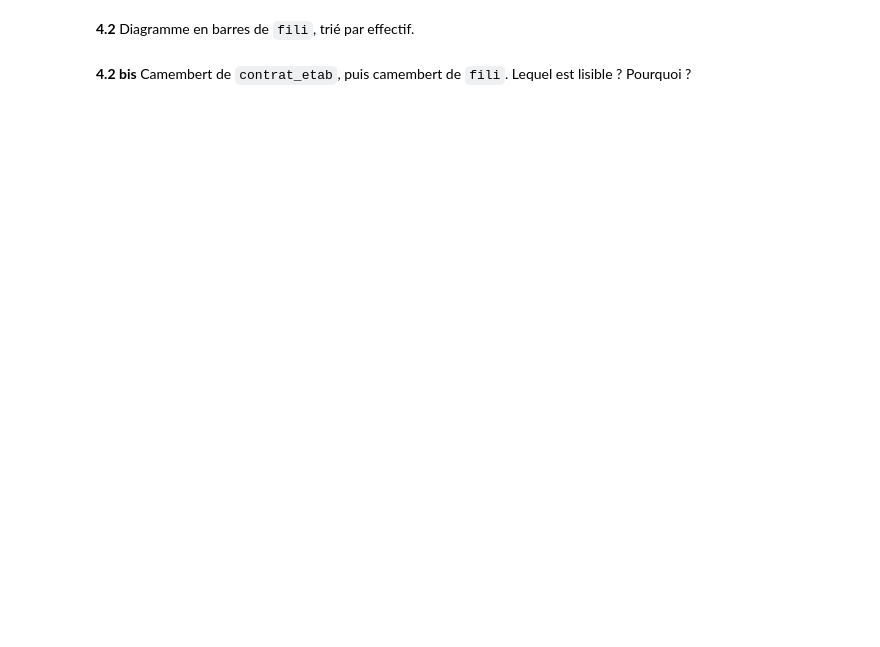
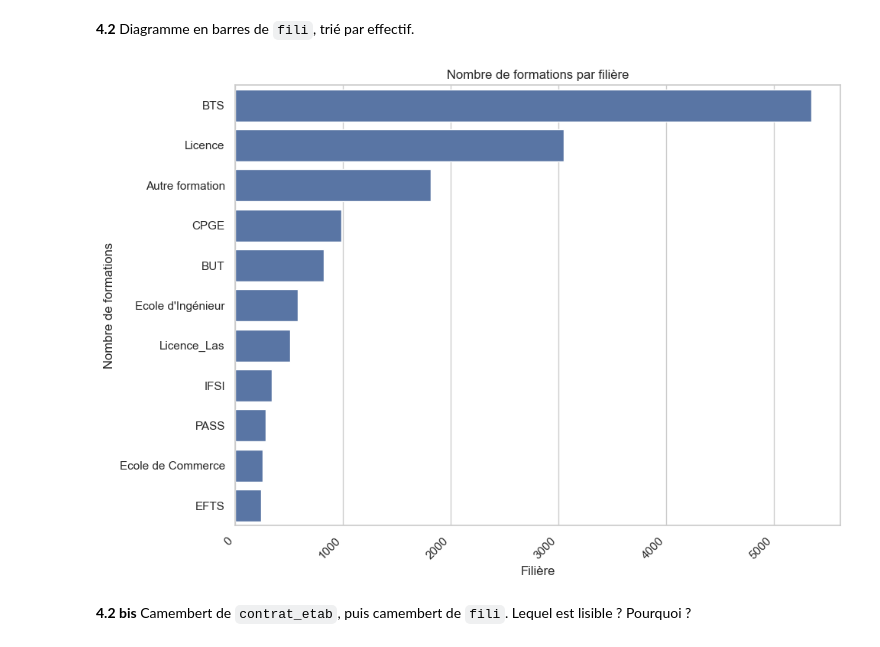
Before and after one commit to Atabbi/Analyse-Univari-, a Jupyter notebook: TP_Parcoursup.ipynb, the cells around one changed output. Saved outputs shown, nothing was run; the diff lists cells and outputs as text; code cells hidden in the pictures; blank space fills up the shorter version.

```diff
--- a/TP_Parcoursup.ipynb
+++ b/TP_Parcoursup.ipynb
@@ -260,4 +320,15 @@ La variance vaut 453 294 si on divise par n, et 503 660 si on divise par n − 1
 # %% [markdown]
 **4.2** Diagramme en barres de `fili`, trié par effectif.
+# %%
+plt.figure(figsize=(10, 7))
+sns.countplot(data=df, y='fili', order=df['fili'].value_counts().index)
+plt.xlabel("Filière")
+plt.ylabel("Nombre de formations")
+plt.title("Nombre de formations par filière")
+plt.xticks(rotation=45, ha='right')
+plt.tight_layout()
+plt.show()
+# %% [output]
+[figure, added]
 # %% [markdown]
 **4.2 bis** Camembert de `contrat_etab`, puis camembert de `fili`. Lequel est lisible ? Pourquoi ?
```
Also changed, not shown: parts of 11 cells of this notebook.
